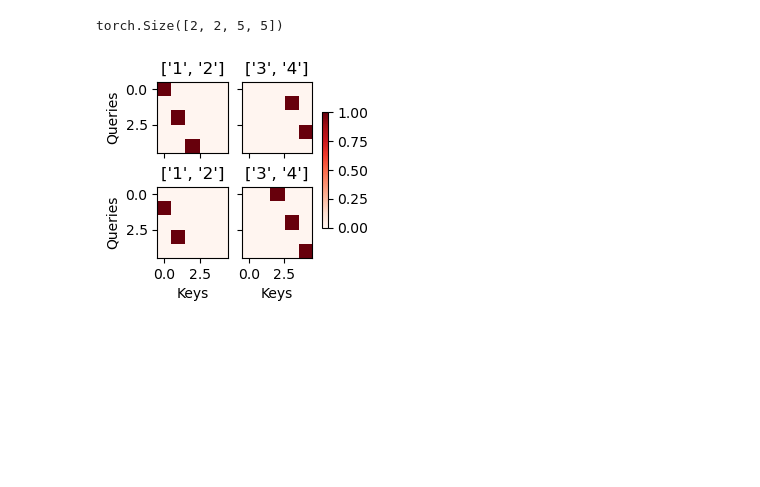
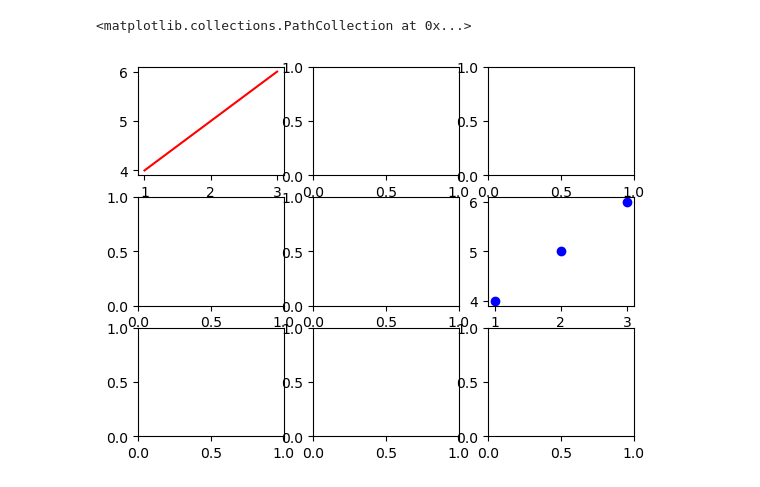
Before and after one commit to IrisXeK/DeepLearning, a Jupyter notebook: RNN/test.ipynb, the cells around one changed output. Cells and saved outputs as stored; diff of their text form; code cells hidden in the pictures; blank space fills up the shorter version.

```diff
--- a/RNN/test.ipynb
+++ b/RNN/test.ipynb
@@ -29,34 +29,15 @@ class Vocabulary:
         if not isinstance(tokens, (list, tuple)):
             return self.token_to_idx.get(tokens, self.unk_idx)
         return [self.__getitem__(token) for token in tokens]
-# %%
-import torch
-import matplotlib.pyplot as plt
-
-def show_heatmaps(matrices, xlabel, ylabel, titles=None, figsize=(2.5,2.5), cmap='Reds'):
-    """
-    显示矩阵热图的函数\n
-    参数:\n
-        matrices : 一个四维矩阵列表, shape=(要显示的行数, 要显示的列数, 每个矩阵的行数, 每个矩阵的列数)\n
-    """
-    print(matrices.shape)
-    num_rows, num_cols = matrices.shape[0], matrices.shape[1]
-    fig, axes = plt.subplots(num_rows, num_cols, figsize=figsize,
-                            sharex=True, sharey=True, squeeze=False)
-    for i, (row_axes, row_matrices) in enumerate(zip(axes, matrices)): # 遍历每一行矩阵和它们对应的子图
-        for j, (axis, matrix) in enumerate(zip(row_axes, row_matrices)): # 从每一行矩阵遍历每个矩阵和对应的子图
-            pcm = axis.imshow(matrix.detach().numpy(), cmap=cmap) # 绘制矩阵热图并返回Pseudocolor Map
-            if i == num_rows-1:
-                axis.set_xlabel(xlabel)
-            if j == 0:
-                axis.set_ylabel(ylabel)
-            if titles:
-                axis.set_title(titles[j])
-    fig.colorbar(pcm, ax=axes, shrink=0.6) # 利用pcm绘制色条
-
-if __name__ == '__main__':
-    attention_weights = torch.eye(10).reshape((2, 2, 5, 5))
-    show_heatmaps(attention_weights, xlabel='Keys', ylabel='Queries', titles=[['1','2'],['3','4']])
-# %% [output]
-torch.Size([2, 2, 5, 5])
-[figure, removed]
+# %%
+import matplotlib.pyplot as plt
+fig, axes = plt.subplots(3, 3)
+x=[1,2,3]
+y=[4,5,6]
+fig.set_label('test')
+axes=axes.flatten()
+axes[0].plot(x, y, color='red')
+axes[5].scatter(x,y, color='blue')
+# %% [output]
+<matplotlib.collections.PathCollection at 0x...>
+[figure, added]
```
Also changed, not shown: 3 other files.
